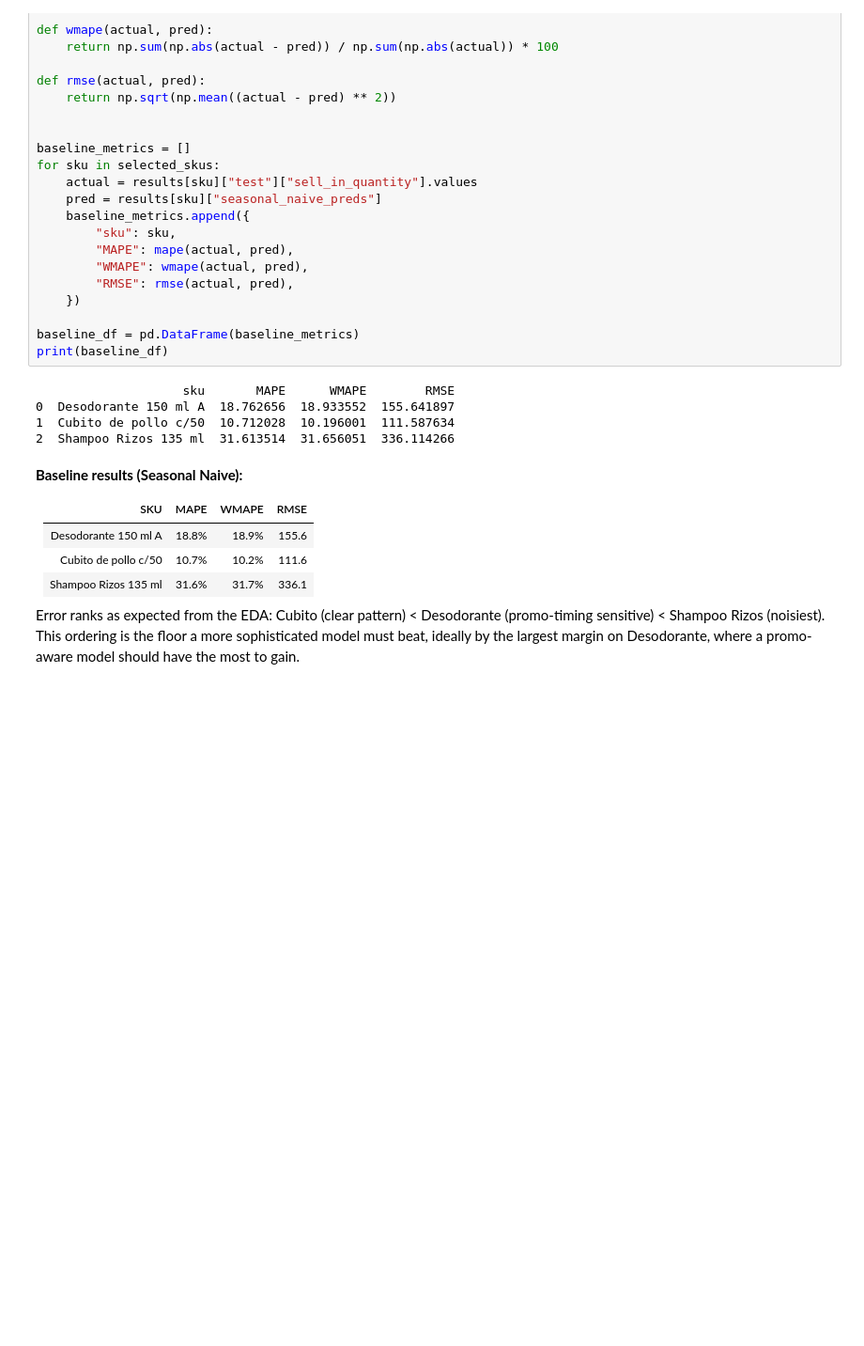
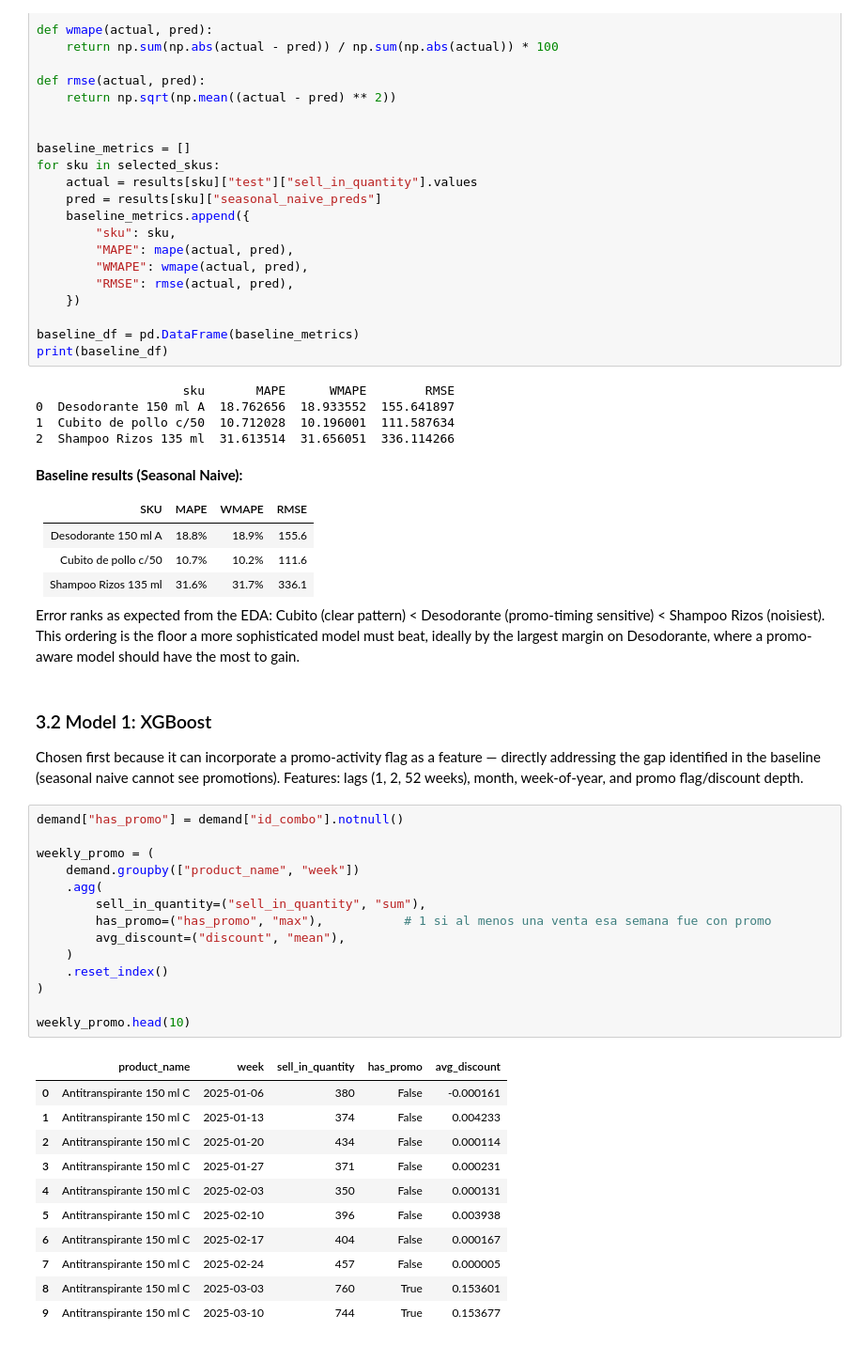
Before and after one commit to SibraimT/VEMIO-trial, a Jupyter notebook: notebooks/01_eda_cleaning.ipynb, the cells around one changed output. Shown at 94% size. Cells and saved outputs as stored; diff of their text form; blank space fills up the shorter version.

Commit message:
feat: build weekly promo flag and lag/calendar features for XGBoost

```diff
--- a/notebooks/01_eda_cleaning.ipynb
+++ b/notebooks/01_eda_cleaning.ipynb
@@ -231,3 +231,36 @@ Error ranks as expected from the EDA: Cubito (clear pattern) < Desodorante
 (promo-timing sensitive) < Shampoo Rizos (noisiest). This ordering is the
 floor a more sophisticated model must beat, ideally by the largest margin on
 Desodorante, where a promo-aware model should have the most to gain.
+# %% [markdown]
+### 3.2 Model 1: XGBoost
+
+Chosen first because it can incorporate a promo-activity flag as a feature —
+directly addressing the gap identified in the baseline (seasonal naive
+cannot see promotions). Features: lags (1, 2, 52 weeks), month, week-of-year,
+and promo flag/discount depth.
+# %%
+demand["has_promo"] = demand["id_combo"].notnull()
+
+weekly_promo = (
+    demand.groupby(["product_name", "week"])
+    .agg(
+        sell_in_quantity=("sell_in_quantity", "sum"),
+        has_promo=("has_promo", "max"),           # 1 si al menos una venta esa semana fue con promo
+        avg_discount=("discount", "mean"),
+    )
+    .reset_index()
+)
+
+weekly_promo.head(10)
+# %% [output]
+|  | product_name | week | sell_in_quantity | has_promo | avg_discount |
+| 0 | Antitranspirante 150 ml C | 2025-01-06 | 380 | False | -0.000161 |
+| 1 | Antitranspirante 150 ml C | 2025-01-13 | 374 | False | 0.004233 |
+| 2 | Antitranspirante 150 ml C | 2025-01-20 | 434 | False | 0.000114 |
+| 3 | Antitranspirante 150 ml C | 2025-01-27 | 371 | False | 0.000231 |
+| 4 | Antitranspirante 150 ml C | 2025-02-03 | 350 | False | 0.000131 |
+| 5 | Antitranspirante 150 ml C | 2025-02-10 | 396 | False | 0.003938 |
+| 6 | Antitranspirante 150 ml C | 2025-02-17 | 404 | False | 0.000167 |
+| 7 | Antitranspirante 150 ml C | 2025-02-24 | 457 | False | 0.000005 |
+| 8 | Antitranspirante 150 ml C | 2025-03-03 | 760 | True | 0.153601 |
+| 9 | Antitranspirante 150 ml C | 2025-03-10 | 744 | True | 0.153677 |
```
Also changed, not shown: parts of 4 cells of this notebook, 1 other file.
